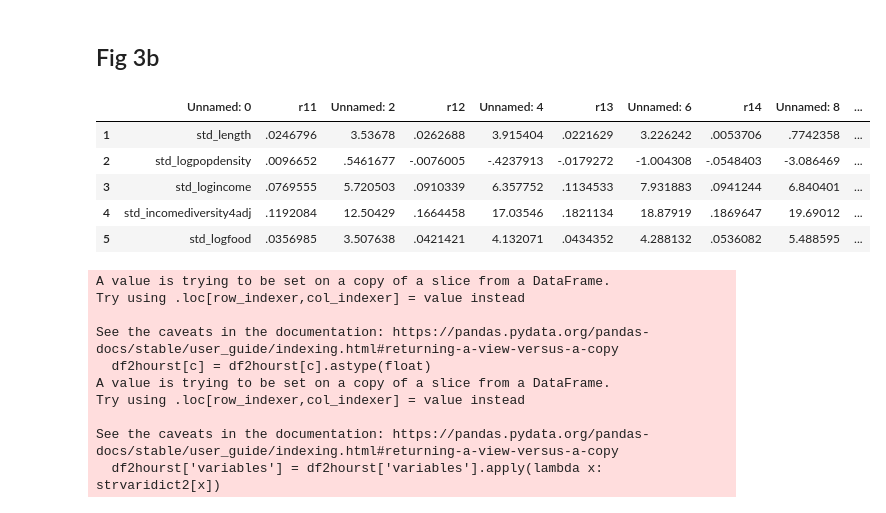
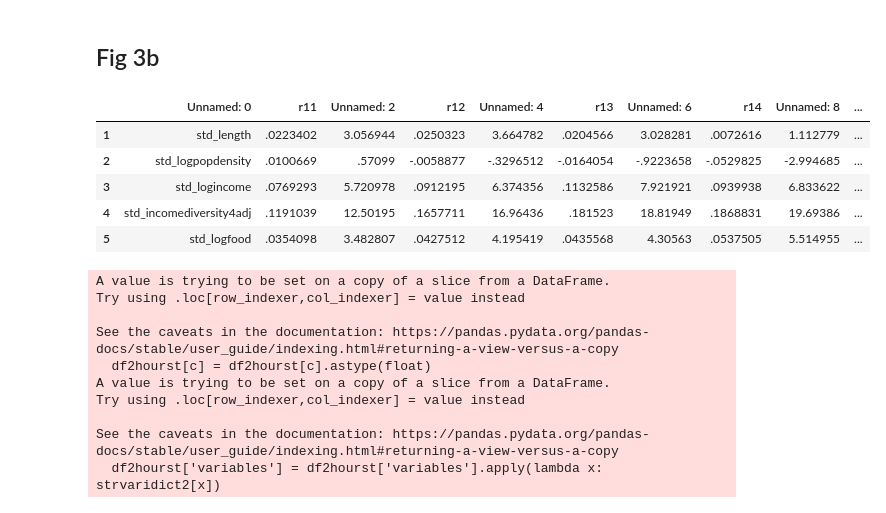
Before and after one commit to brookefzy/social-mixing-street, a Jupyter notebook: fig_master.ipynb, the cells around one changed output. Cells and saved outputs as stored; diff of their text form; code cells hidden in the pictures.

```diff
--- a/fig_master.ipynb
+++ b/fig_master.ipynb
@@ -348,15 +342,14 @@ figexport.savefig(os.path.join(savefolder, 'Fig4a-timeseriesESMMean.svg'),
 ## Fig 3b
 # %%
 
-stresulthour = pd.read_csv("./_table/fig4_st_std_3city_byhourweek_unique20.csv")[1:]
-stresulthour.head()
+stresulthour = pd.read_csv("./_table/st_std_3city_byhourweek_unique20.csv")[1:]
 # %% [output]
 |  | Unnamed: 0 | r11 | Unnamed: 2 | r12 | Unnamed: 4 | r13 | Unnamed: 6 | r14 | Unnamed: 8 | ... |
-| 1 | std_length | .0246796 | 3.53678 | .0262688 | 3.915404 | .0221629 | 3.226242 | .0053706 | .7742358 | ... |
-| 2 | std_logpopdensity | .0096652 | .5461677 | -.0076005 | -.4237913 | -.0179272 | -1.004308 | -.0548403 | -3.086469 | ... |
-| 3 | std_logincome | .0769555 | 5.720503 | .0910339 | 6.357752 | .1134533 | 7.931883 | .0941244 | 6.840401 | ... |
-| 4 | std_incomediversity4adj | .1192084 | 12.50429 | .1664458 | 17.03546 | .1821134 | 18.87919 | .1869647 | 19.69012 | ... |
-| 5 | std_logfood | .0356985 | 3.507638 | .0421421 | 4.132071 | .0434352 | 4.288132 | .0536082 | 5.488595 | ... |
+| 1 | std_length | .0223402 | 3.056944 | .0250323 | 3.664782 | .0204566 | 3.028281 | .0072616 | 1.112779 | ... |
+| 2 | std_logpopdensity | .0100669 | .57099 | -.0058877 | -.3296512 | -.0164054 | -.9223658 | -.0529825 | -2.994685 | ... |
+| 3 | std_logincome | .0769293 | 5.720978 | .0912195 | 6.374356 | .1132586 | 7.921921 | .0939938 | 6.833622 | ... |
+| 4 | std_incomediversity4adj | .1191039 | 12.50195 | .1657711 | 16.96436 | .181523 | 18.81949 | .1868831 | 19.69386 | ... |
+| 5 | std_logfood | .0354098 | 3.482807 | .0427512 | 4.195419 | .0435568 | 4.30563 | .0537505 | 5.514955 | ... |
 # %%
 # Clean column names
 strcols = [
```
Also changed, not shown: parts of 11 cells of this notebook, 37 other files.
